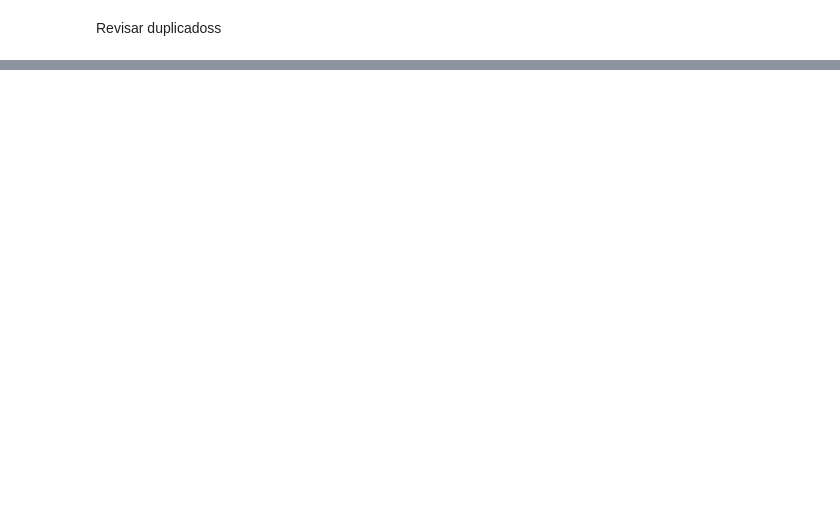
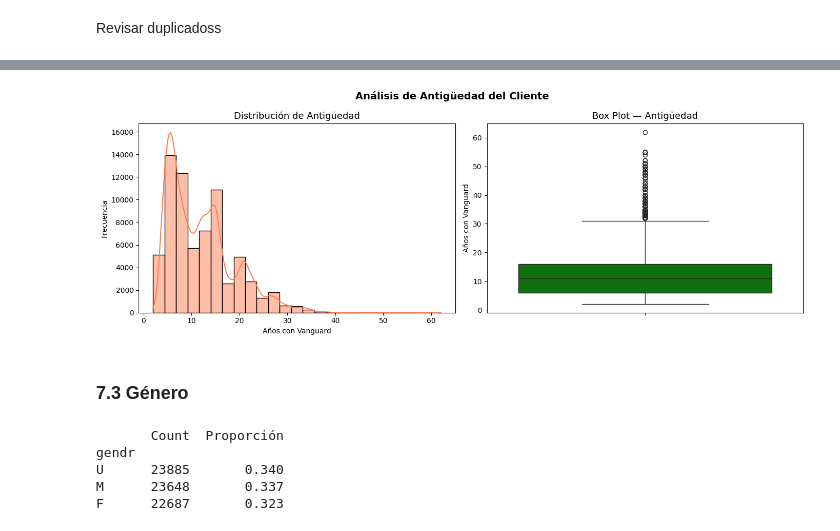
Before and after one commit to demonvaa/vanguard-ab-test, a Jupyter notebook: Proyecto_2.ipynb, the cells around one changed output, grey strips where cells are left out. Saved outputs shown, nothing was run; the diff lists cells and outputs as text; code cells hidden in the pictures; blank space fills up the shorter version.

```diff
--- a/Proyecto_2.ipynb
+++ b/Proyecto_2.ipynb
@@ -91,0 +290,7 @@ Revisar duplicadoss
+# %%
+# Limpiar columna 'gendr'
+# El valor 'X' aparece 3 veces → reclasificamos como 'U' (Unknown)
+# para no perder filas innecesariamente
+print("Antes:", demo['gendr'].value_counts().to_dict())
+demo['gendr'] = demo['gendr'].replace('X', 'U')
+print("Después:", demo['gendr'].value_counts().to_dict())
@@ -91,0 +568,29 @@ Revisar duplicadoss
+# %%
+fig, axes = plt.subplots(1, 2, figsize=(14, 5))
+
+sns.histplot(demo['clnt_tenure_yr'], kde=True, bins=25, color='coral', ax=axes[0])
+axes[0].set_title('Distribución de Antigüedad', fontsize=13)
+axes[0].set_xlabel('Años con Vanguard')
+axes[0].set_ylabel('Frecuencia')
+
+sns.boxplot(y=demo['clnt_tenure_yr'], color='green', ax=axes[1])
+axes[1].set_title('Box Plot — Antigüedad', fontsize=13)
+axes[1].set_ylabel('Años con Vanguard')
+
+plt.suptitle('Análisis de Antigüedad del Cliente', fontsize=14, fontweight='bold')
+plt.tight_layout()
+plt.show()
+# %% [output]
+[figure, added]
+# %% [markdown]
+### 7.3 Género
+# %%
+gendr_counts = demo['gendr'].value_counts()
+gendr_pct    = demo['gendr'].value_counts(normalize=True).round(3)
+print(pd.concat([gendr_counts, gendr_pct], axis=1, keys=['Count', 'Proporción']))
+# %% [output]
+       Count  Proporción
+gendr
+U      23885       0.340
+M      23648       0.337
+F      22687       0.323
```
Also changed, not shown: parts of 59 cells of this notebook.
